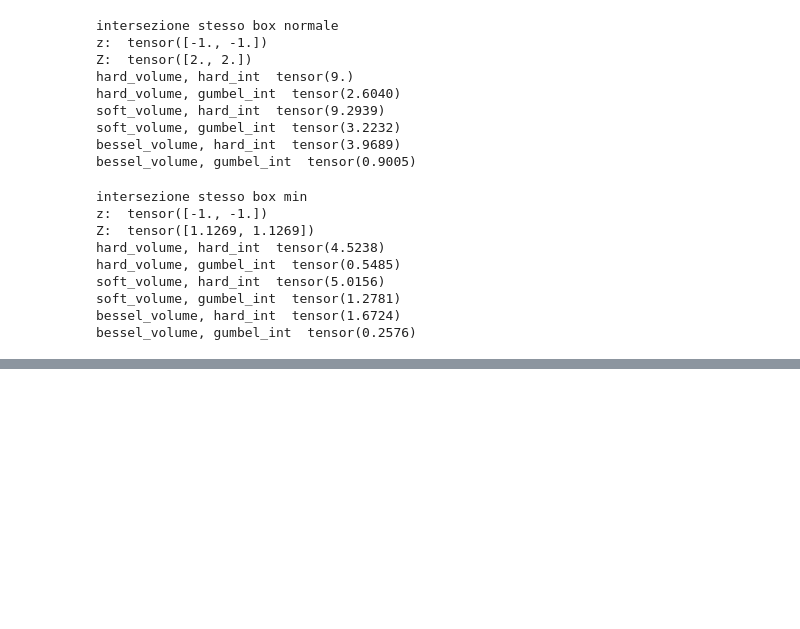
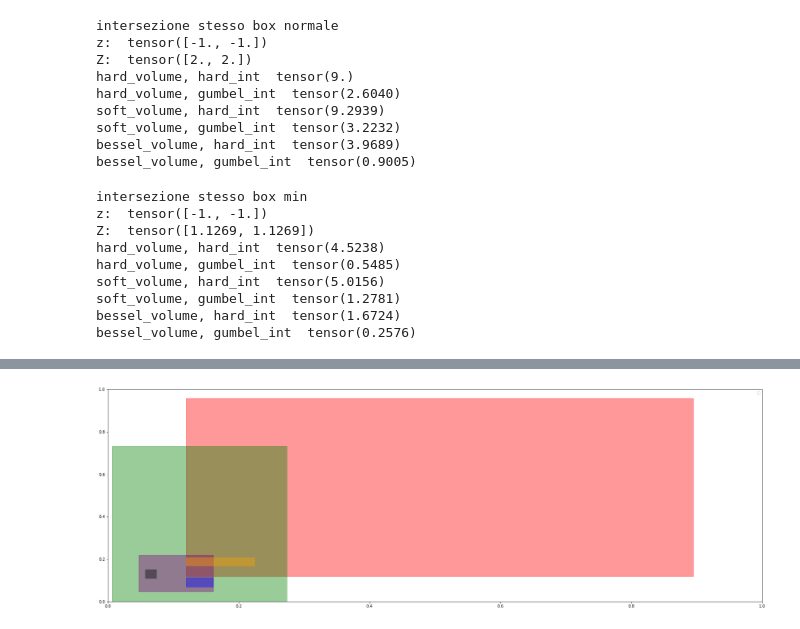
Before and after one commit to francesco-mollica/word2box_pytorch, a Jupyter notebook: notebooks/toy_box_embeddings.ipynb, the cells around one changed output, grey strips where cells are left out. Saved outputs shown, nothing was run; the diff lists cells and outputs as text; code cells hidden in the pictures; blank space fills up the shorter version.

```diff
--- a/notebooks/toy_box_embeddings.ipynb
+++ b/notebooks/toy_box_embeddings.ipynb
@@ -196,0 +214,99 @@ def extract_embeddings(boxes):
+# %%
+import matplotlib.patches as patches
+
+volume_ = Volume(volume_temperature=0.1, intersection_temperature=0.01)
+intersection_ = Intersection(intersection_temperature=0.01)
+
+print("volume red ", torch.exp(volume_(box_target)).item())
+print("volume purple ",torch.exp(volume_(box_negative_2)).item())
+print("volume green", torch.exp(volume_(box_positive)).item())
+print("volume black ", torch.exp(volume_(box_negative)).item())
+print("volume blue ", torch.exp(volume_(box_negative_3)).item())
+print("volume orange ", torch.exp(volume_(box_negative_4)).item())
+
+volumes = volume_(intersection_(box_positive, box_target)) -torch.minimum(volume_(box_positive), volume_(box_target))
+volumes_2 = volume_(intersection_(box_negative_2, box_target)) -torch.minimum(volume_(box_negative_2), volume_(box_target))
+volumes_3 = volume_(intersection_(box_negative, box_target)) -torch.minimum(volume_(box_negative), volume_(box_target))
+volumes_8 = volume_(intersection_(box_negative_3, box_target)) -torch.minimum(volume_(box_negative_3), volume_(box_target))
+volumes_13 = volume_(intersection_(box_negative_4, box_target)) - torch.minimum(volume_(box_negative_4), volume_(box_target))
+
+
+
+print("sim purple-red ", torch.exp(volumes_2).item())
+print("sim black-red ", torch.exp(volumes_3).item())
+print("sim green-red ", torch.exp(volumes).item())
+print("sim blue-red ", torch.exp(volumes_8).item())
+print("sim orange-red ", torch.exp(volumes_13).item())
+
+volumes = volume_(intersection_(box_positive, box_target)) - volume_(box_target)
+volumes_1 = volume_(intersection_(box_target, box_positive)) - volume_(box_positive)
+volumes_ = volume_(intersection_(box_target, box_positive))
+volumes_2 = volume_(intersection_(box_negative_2, box_target)) - volume_(box_target)
+volumes_3 = volume_(intersection_(box_negative, box_target)) - volume_(box_target)
+volumes_4 = volume_(intersection_(box_negative, box_negative_2)) - volume_(box_negative_2)
+volumes_5 = volume_(intersection_(box_positive, box_negative)) - volume_(box_negative)
+volumes_6 = volume_(intersection_(box_negative_2, box_positive)) - volume_(box_positive)
+volumes_7 = volume_(intersection_(box_negative_3, box_positive)) - volume_(box_positive)
+volumes_8 = volume_(intersection_(box_negative_3, box_target)) - volume_(box_target)
+volumes_9 = volume_(intersection_(box_negative_3, box_negative)) - volume_(box_negative)
+volumes_10 = volume_(intersection_(box_negative_3, box_negative_2)) - volume_(box_negative_2)
+volumes_11 = volume_(intersection_(box_negative_4, box_negative_3)) - volume_(box_negative_3)
+volumes_12 = volume_(intersection_(box_negative_4, box_negative)) - volume_(box_negative)
+volumes_13 = volume_(intersection_(box_negative_4, box_target)) - volume_(box_target)
+
+
+print("P(purple|red) ", torch.exp(volumes_2).item())
+print("P(black|red) ", torch.exp(volumes_3).item())
+print("P(black|purple) ", torch.exp(volumes_4).item())
+print("P(green|red) ", torch.exp(volumes).item())
+print("P(red|green) ", torch.exp(volumes_1).item())
+print("P(red & green) ", torch.exp(volumes_).item())
+print("P(green|black) ", torch.exp(volumes_5).item())
+print("P(green|purple) ", torch.exp(volumes_6).item())
+print("P(green|blue) ", torch.exp(volumes_7).item())
+print("P(blue|red) ", torch.exp(volumes_8).item())
+print("P(blue|black) ", torch.exp(volumes_9).item())
+print("P(blue|purple) ", torch.exp(volumes_10).item())
+print("P(orange|blue) ", torch.exp(volumes_11).item())
+print("P(orange|black) ", torch.exp(volumes_12).item())
+print("P(orange|red) ", torch.exp(volumes_13).item())
+
+
+target_list = extract_embeddings(box_target)
+context_list = extract_embeddings(box_positive)
+negative_list_2 = extract_embeddings(box_negative_2)
+negative_list = extract_embeddings(box_negative)
+negative_list_3 = extract_embeddings(box_negative_3)
+negative_list_4 = extract_embeddings(box_negative_4)
+
+def load_boxes(box, color):
+
+  rect = patches.Rectangle((box[0][0], box[0][1]),
+                              box[1][0] - box[0][0],
+                              box[1][1] - box[0][1],
+                              facecolor=color, edgecolor = color, alpha=0.4)
+
+
+  return rect
+
+rect_target = load_boxes(target_list, "red")
+rect_positive = load_boxes(context_list, "green")
+rect_negative = load_boxes(negative_list, "black")
+rect_negative_2 = load_boxes(negative_list_2, "purple")
+rect_negative_3 = load_boxes(negative_list_3, "blue")
+rect_negative_4 = load_boxes(negative_list_4, "orange")
+
+
+fig, ax = plt.subplots(figsize=(30, 10))
+plt.xlim([0, +1])
+plt.ylim([0, +1])
+
+
+ax.add_patch(rect_target)
+ax.add_patch(rect_positive)
+ax.add_patch(rect_negative_2)
+ax.add_patch(rect_negative)
+ax.add_patch(rect_negative_3)
+ax.add_patch(rect_negative_4)
+ax.legend()
+# %% [output]
@@ -197,3 +332,4 @@ def extract_embeddings(boxes):
+[figure, added]
 # %%
 from torch.nn.modules.loss import L1Loss
 from box_embeddings.modules.regularization import l2_side_regularizer
```
Also changed, not shown: parts of 17 cells of this notebook, 7 other files.
